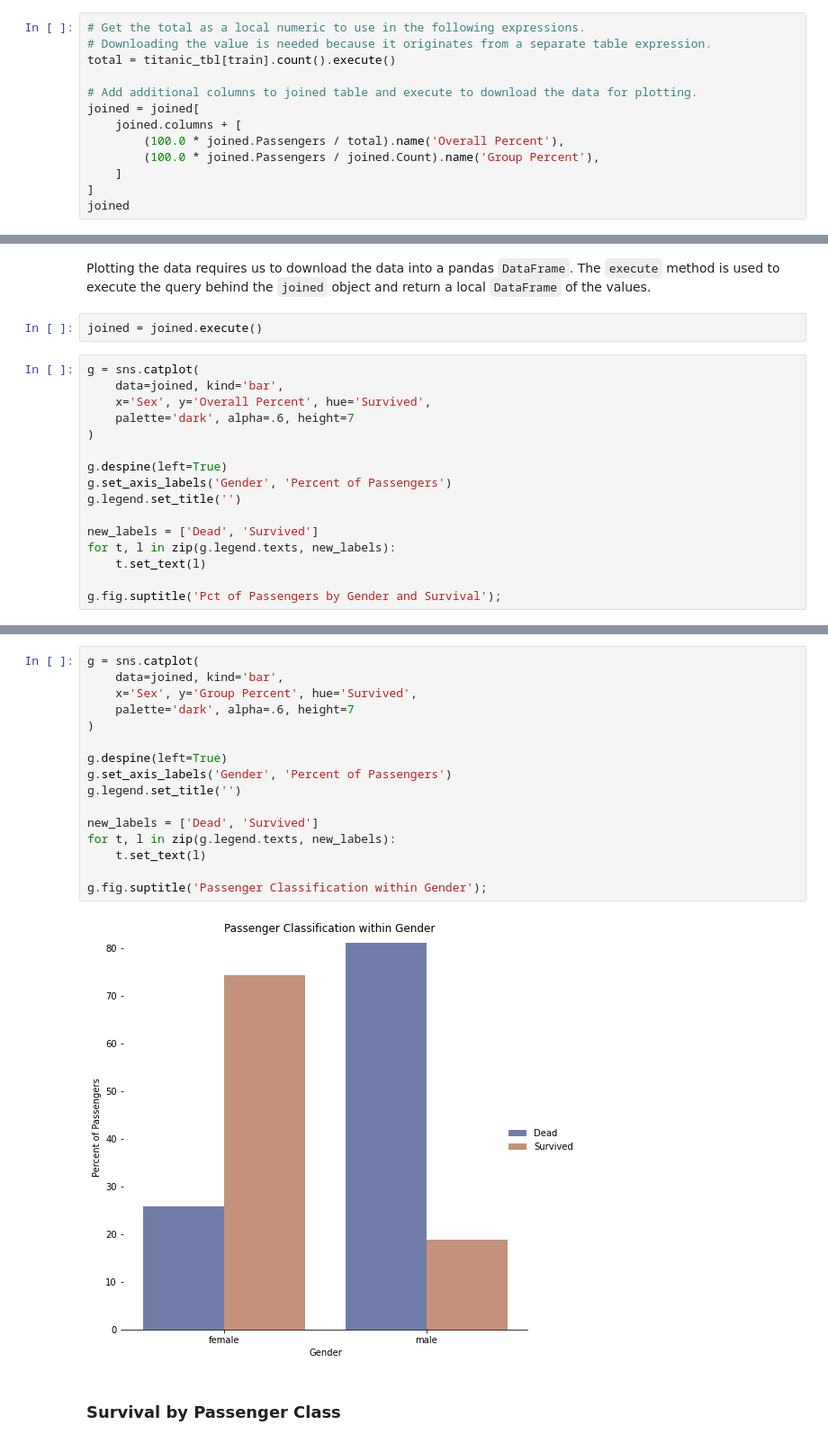
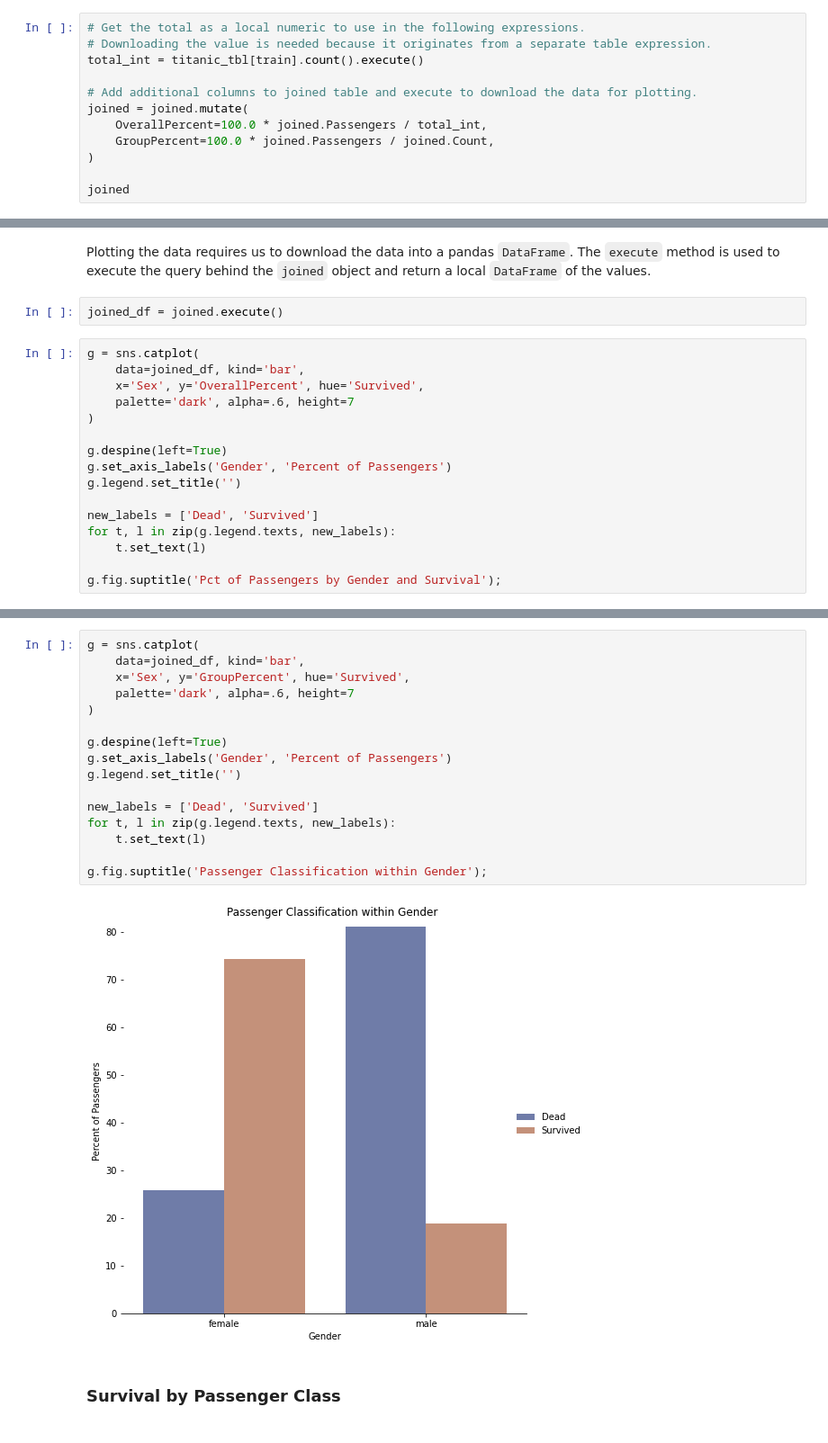
Before and after one commit to singlestore-labs/ibis-singlestoredb, a Jupyter notebook: examples/Titanic.ipynb, the cells around one changed output, grey strips where cells are left out. Shown: that part at 90% size. Cells and saved outputs as stored; diff of their text form.

```diff
--- a/examples/Titanic.ipynb
+++ b/examples/Titanic.ipynb
@@ -170,14 +185,13 @@ joined
 # %%
 # Get the total as a local numeric to use in the following expressions.
 # Downloading the value is needed because it originates from a separate table expression.
-total = titanic_tbl[train].count().execute()
+total_int = titanic_tbl[train].count().execute()
 
 # Add additional columns to joined table and execute to download the data for plotting.
-joined = joined[
-    joined.columns + [
-        (100.0 * joined.Passengers / total).name('Overall Percent'),
-        (100.0 * joined.Passengers / joined.Count).name('Group Percent'),
-    ]
-]
+joined = joined.mutate(
+    OverallPercent=100.0 * joined.Passengers / total_int,
+    GroupPercent=100.0 * joined.Passengers / joined.Count,
+)
+
 joined
 # %% [output]
@@ -191,12 +205,12 @@ joined
 # %% [markdown]
 Plotting the data requires us to download the data into a pandas `DataFrame`. The `execute` method is used to
 execute the query behind the `joined` object and return a local `DataFrame` of the values.
-# %%
-joined = joined.execute()
+# %%
+joined_df = joined.execute()
 # %%
 g = sns.catplot(
-    data=joined, kind='bar',
-    x='Sex', y='Overall Percent', hue='Survived',
+    data=joined_df, kind='bar',
+    x='Sex', y='OverallPercent', hue='Survived',
     palette='dark', alpha=.6, height=7
 )
 
@@ -214,21 +228,21 @@ g.fig.suptitle('Pct of Passengers by Gender and Survival');
 # %%
 g = sns.catplot(
-    data=joined, kind='bar',
-    x='Sex', y='Group Percent', hue='Survived',
+    data=joined_df, kind='bar',
+    x='Sex', y='GroupPercent', hue='Survived',
     palette='dark', alpha=.6, height=7
 )
 
 g.despine(left=True)
 g.set_axis_labels('Gender', 'Percent of Passengers')
 g.legend.set_title('')
 
 new_labels = ['Dead', 'Survived']
 for t, l in zip(g.legend.texts, new_labels):
     t.set_text(l)
 
 g.fig.suptitle('Passenger Classification within Gender');
 # %% [output]
-[figure, old version]
+[figure, new version]
 # %% [markdown]
 ### Survival by Passenger Class
 # %%
```
Also changed, not shown: parts of 19 cells of this notebook.
